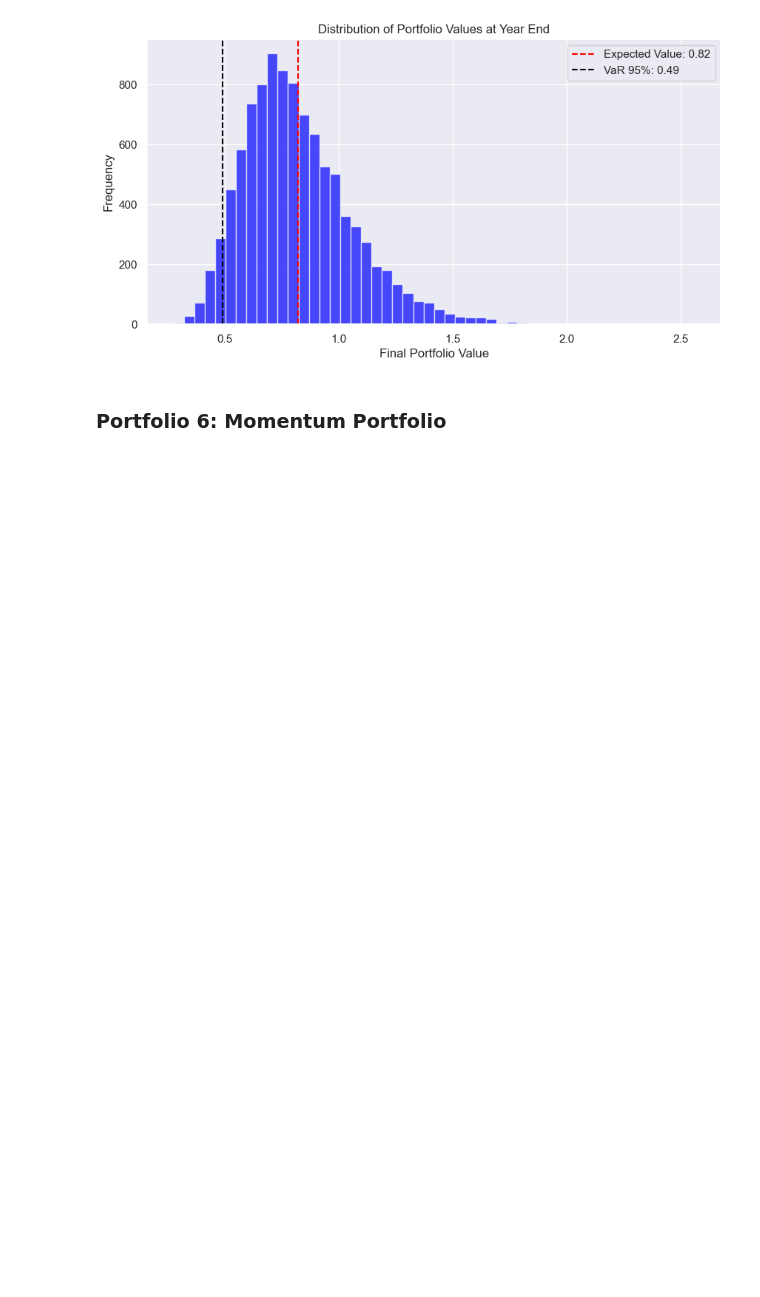
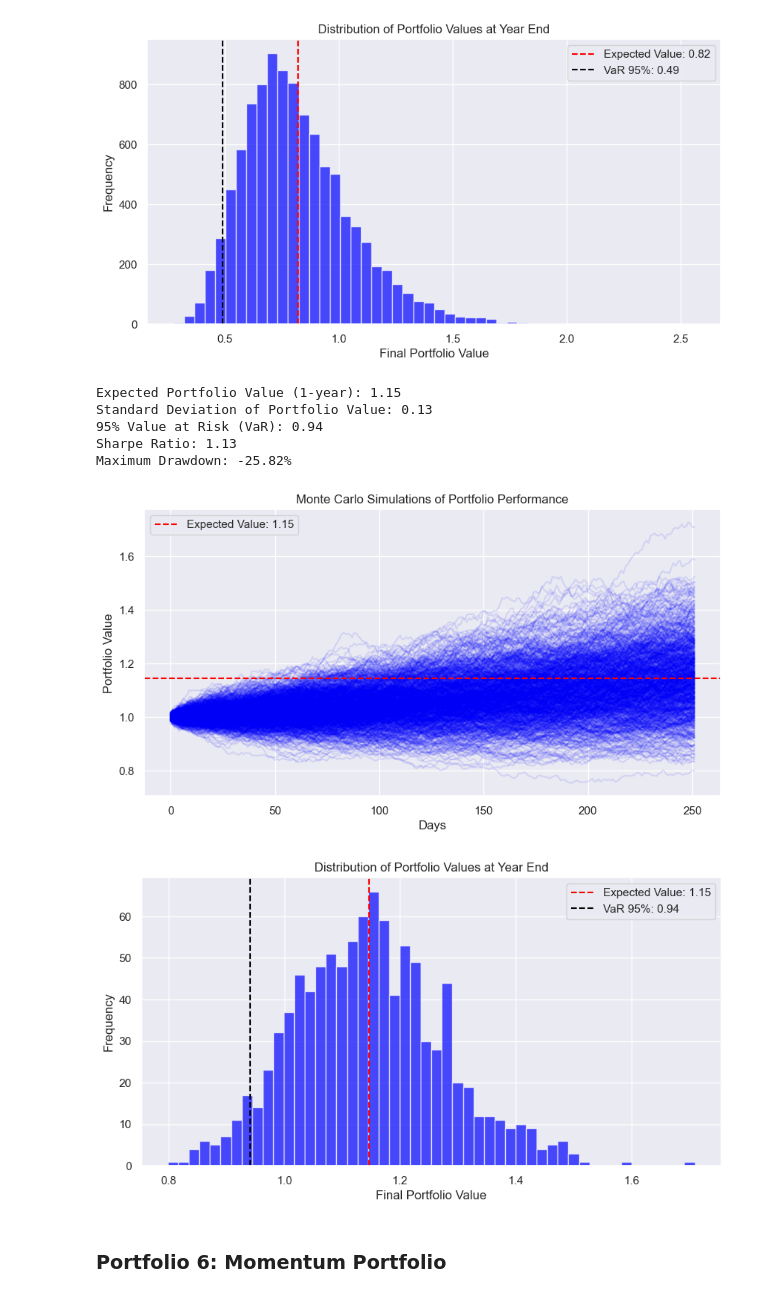
Before and after one commit to yfquan/SP500, a Jupyter notebook: SP500.ipynb, the cells around one changed output. Cells and saved outputs as stored; diff of their text form; code cells hidden in the pictures; blank space fills up the shorter version.

```diff
--- a/SP500.ipynb
+++ b/SP500.ipynb
@@ -536,3 +607,15 @@ Maximum Drawdown: -66.08%
+# %%
+# Example Usage:
+weights_dict = {'AAPL': 0.3, 'MSFT': 0.25, 'GOOGL': 0.2, 'AMZN': 0.15, 'TSLA': 0.1}
+monte_carlo_portfolio_simulation(equal_weights)
+# %% [output]
+Expected Portfolio Value (1-year): 1.15
+Standard Deviation of Portfolio Value: 0.13
+95% Value at Risk (VaR): 0.94
+Sharpe Ratio: 1.13
+Maximum Drawdown: -25.82%
+[figure, added]
+[figure, added]
 # %% [markdown]
 ### Portfolio 6: Momentum Portfolio
 # %%
```
Also changed, not shown: parts of 4 cells of this notebook.
